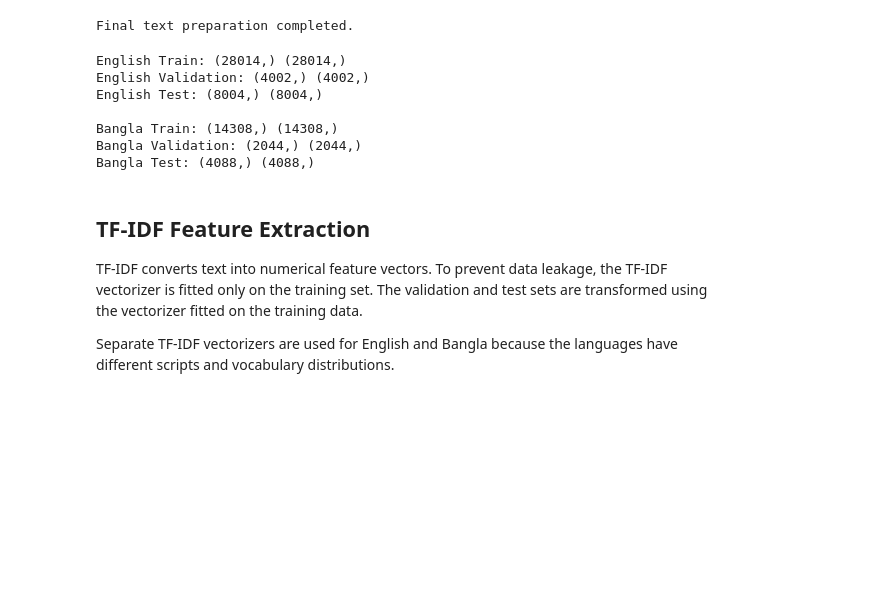
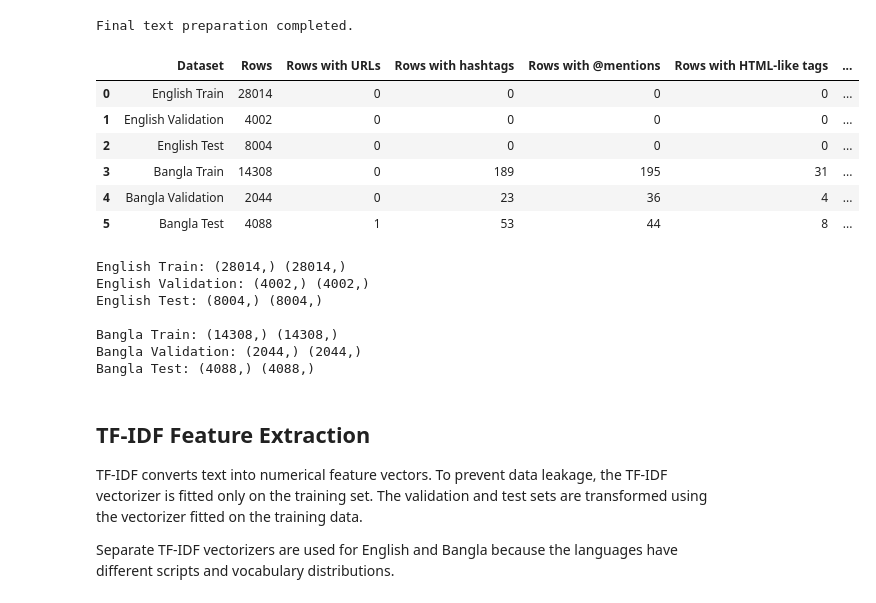
Before and after one commit to rahadul231/Fake-News-Detection-in-English-and-Bangla, a Jupyter notebook: fake-news-detection-in-english-and-bangla.ipynb, the cells around one changed output. Drawn from its saved outputs; the diff is of its cells as text; code cells hidden in the pictures; blank space fills up the shorter version.

Commit message:
Kaggle Notebook | Fake News Detection in English and Bangla | Version 13

```diff
--- a/fake-news-detection-in-english-and-bangla.ipynb
+++ b/fake-news-detection-in-english-and-bangla.ipynb
@@ -998,6 +1002,95 @@ for df in all_datasets:
 print("Final text preparation completed.")
 # %% [output]
 Final text preparation completed.
+# %%
+# Step 20A: Text Noise Diagnostic Check
+
+import string
+import re
+import pandas as pd
+
+def count_emojis_and_emoticons(text):
+    text = str(text)
+
+    # Unicode emoji ranges
+    emoji_pattern = re.compile(
+        "["
+        "\U0001F600-\U0001F64F"  # emoticons
+        "\U0001F300-\U0001F5FF"  # symbols and pictographs
+        "\U0001F680-\U0001F6FF"  # transport and map symbols
+        "\U0001F1E0-\U0001F1FF"  # flags
+        "\U00002700-\U000027BF"  # dingbats
+        "\U00002600-\U000026FF"  # miscellaneous symbols
+        "]+",
+        flags=re.UNICODE
+    )
+
+    # Common text emoticons
+    emoticon_pattern = re.compile(
+        r"(:-\)|:\)|:-\(|:\(|:D|:-D|;\)|;-\)|:P|:-P|:'\(|😂|🤣|😊|😍|😢|😡)"
+    )
+
+    emoji_count = len(emoji_pattern.findall(text))
+    emoticon_count = len(emoticon_pattern.findall(text))
+
+    return emoji_count + emoticon_count
+
+
+def text_noise_profile(df, dataset_name):
+    texts = df["text"].astype(str)
+
+    total_rows = len(texts)
+
+    url_rows = texts.str.contains(r"http[s]?://|www\.", regex=True, na=False).sum()
+    hashtag_rows = texts.str.contains(r"#\w+", regex=True, na=False).sum()
+    mention_rows = texts.str.contains(r"@\w+", regex=True, na=False).sum()
+    html_rows = texts.str.contains(r"<[^>]+>", regex=True, na=False).sum()
+
+    emoji_counts = texts.apply(count_emojis_and_emoticons)
+    emoji_rows = (emoji_counts > 0).sum()
+
+    punctuation_counts = texts.apply(
+        lambda x: sum(1 for ch in str(x) if ch in string.punctuation)
+    )
+
+    character_counts = texts.apply(lambda x: max(len(str(x)), 1))
+    punctuation_ratio = punctuation_counts / character_counts
+
+    punctuation_heavy_rows = (punctuation_ratio > 0.20).sum()
+
+    return {
+        "Dataset": dataset_name,
+        "Rows": total_rows,
+        "Rows with URLs": int(url_rows),
+        "Rows with hashtags": int(hashtag_rows),
+        "Rows with @mentions": int(mention_rows),
+        "Rows with HTML-like tags": int(html_rows),
+        "Rows with emojis/emoticons": int(emoji_rows),
+        "Average punctuation ratio": round(float(punctuation_ratio.mean()), 4),
+        "Punctuation-heavy rows (>20%)": int(punctuation_heavy_rows)
+    }
+
+
+text_noise_summary = pd.DataFrame([
+    text_noise_profile(english_train, "English Train"),
+    text_noise_profile(english_validation, "English Validation"),
+    text_noise_profile(english_test, "English Test"),
+    text_noise_profile(bangla_train, "Bangla Train"),
+    text_noise_profile(bangla_validation, "Bangla Validation"),
+    text_noise_profile(bangla_test, "Bangla Test")
+])
+
+display(text_noise_summary)
+
+text_noise_summary.to_csv("text_noise_summary.csv", index=False)
+# %% [output]
+|  | Dataset | Rows | Rows with URLs | Rows with hashtags | Rows with @mentions | Rows with HTML-like tags | ... |
+| 0 | English Train | 28014 | 0 | 0 | 0 | 0 | ... |
+| 1 | English Validation | 4002 | 0 | 0 | 0 | 0 | ... |
+| 2 | English Test | 8004 | 0 | 0 | 0 | 0 | ... |
+| 3 | Bangla Train | 14308 | 0 | 189 | 195 | 31 | ... |
+| 4 | Bangla Validation | 2044 | 0 | 23 | 36 | 4 | ... |
+| 5 | Bangla Test | 4088 | 1 | 53 | 44 | 8 | ... |
 # %%
 # Step 21: Assign Train, Validation, and Test Variables
 
```
Also changed, not shown: parts of 13 cells of this notebook.
